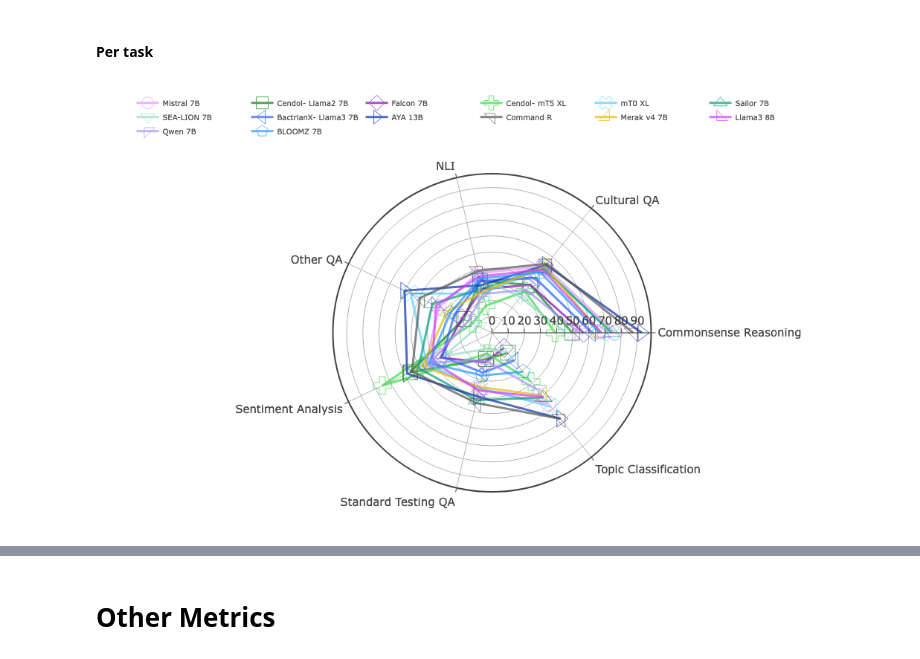
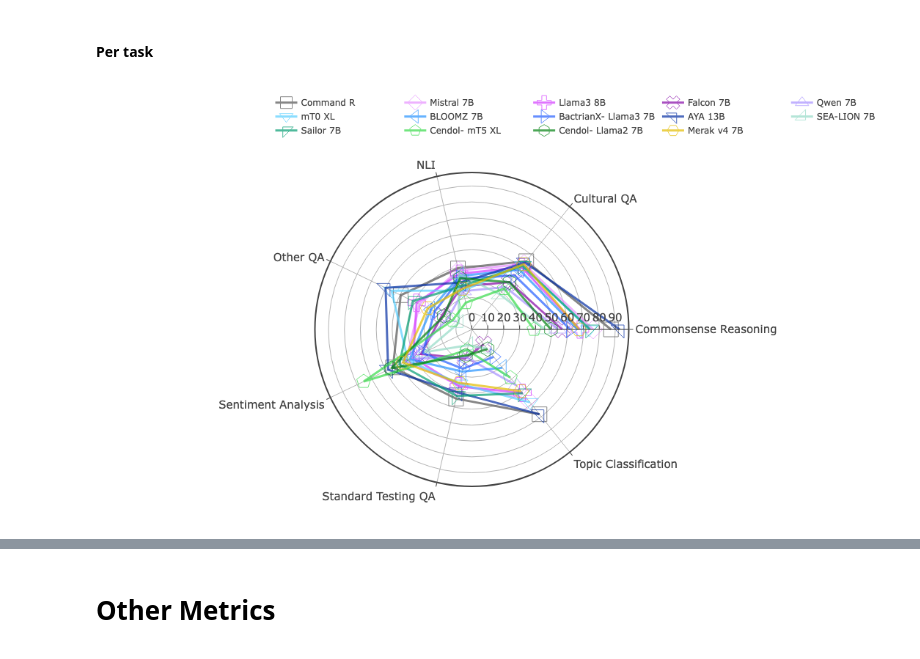
Before and after one commit to SEACrowd/seacrowd-experiments, a Jupyter notebook: notebooks/metrics_plotly.ipynb, the cells around one changed output, grey strips where cells are left out. Drawn from its saved outputs; the diff is of its cells as text; code cells hidden in the pictures.

```diff
--- a/notebooks/metrics_plotly.ipynb
+++ b/notebooks/metrics_plotly.ipynb
@@ -504,7 +504,10 @@ import plotly.express as px
 
 fig = go.Figure()
 
-for i, model in enumerate(df["model"].unique()):
+for i, model in enumerate(model_to_index.keys()):
+    if model not in df['model'].unique():
+        continue
+
     pdf = df[(df['prompt_lang'] == 'eng') & (df['model'] == model)].groupby(['prompt_lang', 'task'])[['accuracy','macro_f1_score','weighted_f1_score']].mean().reset_index()
     fig.add_trace(go.Scatterpolar(
           r=pdf['weighted_f1_score'],
@@ -525,33 +528,33 @@ fig.update_layout(
     width=800,
     height=600,
     margin=dict(l=50, r=50, t=50, b=50),
     font_size = 15,
     showlegend = True,
     polar = dict(
       angularaxis = dict(
         linewidth = 2,
         showline=True,
         linecolor='light gray'
       ),
       radialaxis = dict(
         side = "counterclockwise",
         showline = True,
         linewidth = 1,
         gridcolor = "light gray",
         gridwidth = 1,
       ),
     ),
     legend=dict(
         orientation="h",
         yanchor="bottom",
         y=1.1,
         xanchor="right",
-        x=0.9,
-        font_size=10,
+        x=1.1,
+        font_size=12,
     )
 )
 
 fig.write_image('../figures/nlu/weighted_f1_score_per_task.pdf')
 fig.show()
 # %% [output]
-[figure, old version]
+[figure, new version]
```
Also changed, not shown: parts of 4 cells of this notebook, 3 other files.
